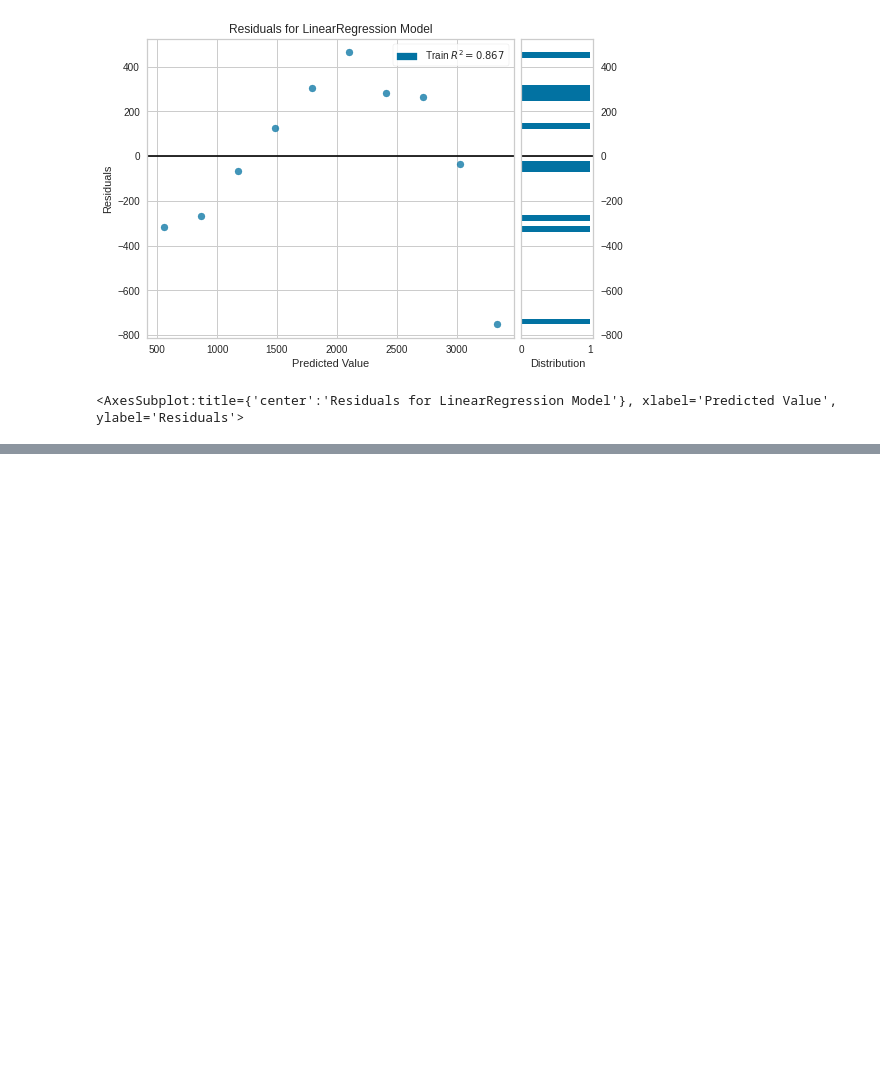
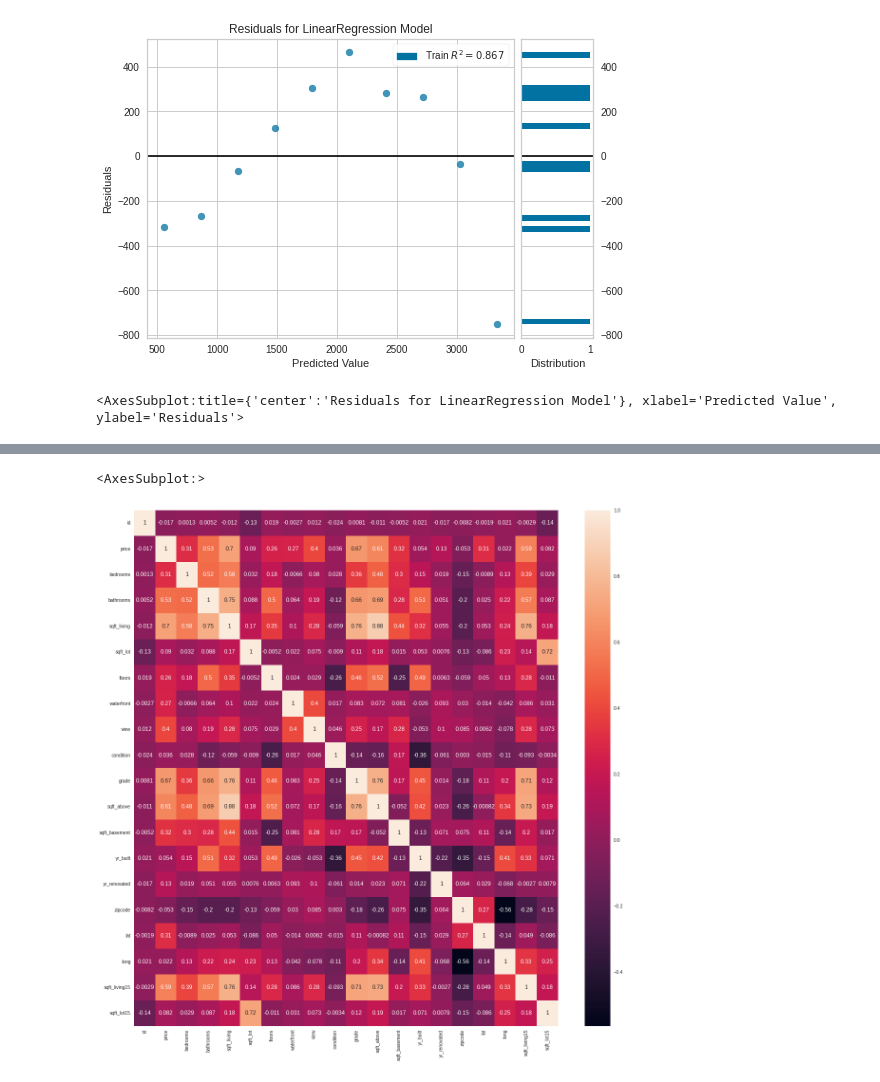
Before and after one commit to fabricio2384/Data_Science_A_a_Z, a Jupyter notebook: Regressao.ipynb, the cells around one changed output, grey strips where cells are left out. Saved outputs shown, nothing was run; the diff lists cells and outputs as text; code cells hidden in the pictures; blank space fills up the shorter version.

```diff
--- a/Regressao.ipynb
+++ b/Regressao.ipynb
@@ -100,0 +104,3 @@ visualizador.poof()
+# %%
+base_casas = pd.read_csv('Bases de dados/house_prices.csv')
+base_casas
@@ -100,0 +173,6 @@ visualizador.poof()
+# %%
+figure = plt.figure(figsize=(20,20))
+sns.heatmap(base_casas.corr(), annot = True)
+# %% [output]
+<AxesSubplot:>
+[figure, added]
```
Also changed, not shown: parts of 35 cells of this notebook, 2 other files.
